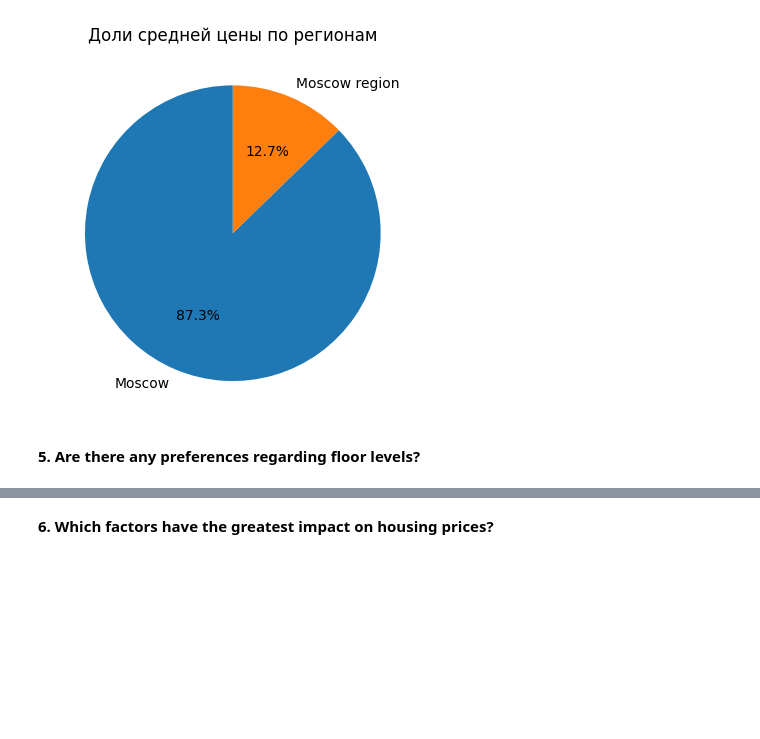
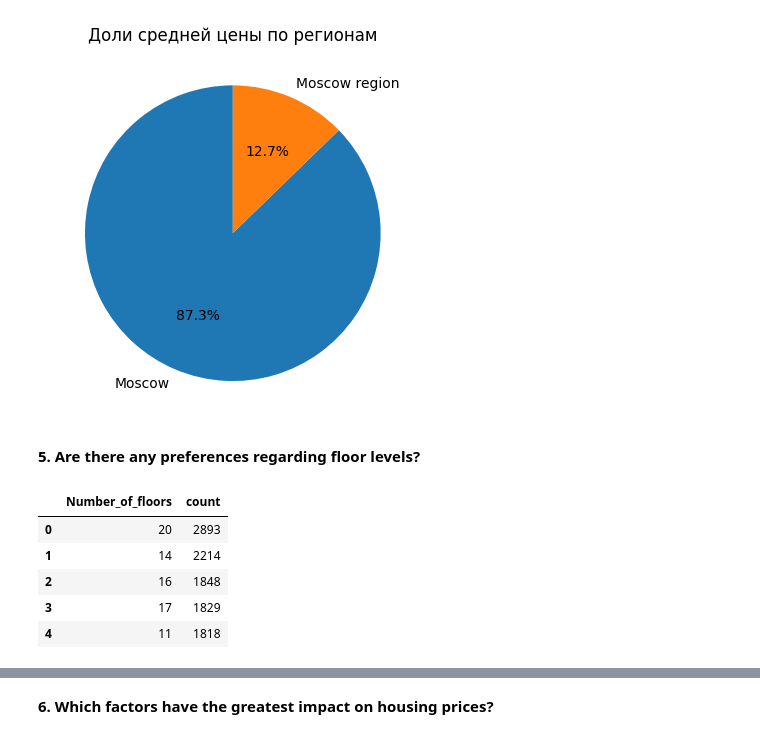
Before and after one commit to WhosArt/Moscow_housing_price, a Jupyter notebook: house_pricing/house_pricing.ipynb, the cells around one changed output, grey strips where cells are left out. Saved outputs shown, nothing was run; the diff lists cells and outputs as text; code cells hidden in the pictures; blank space fills up the shorter version.

```diff
--- a/house_pricing/house_pricing.ipynb
+++ b/house_pricing/house_pricing.ipynb
@@ -140,0 +143,9 @@ plt.show()
+# %%
+df_floors.head()
+# %% [output]
+|  | Number_of_floors | count |
+| 0 | 20 | 2893 |
+| 1 | 14 | 2214 |
+| 2 | 16 | 1848 |
+| 3 | 17 | 1829 |
+| 4 | 11 | 1818 |
```
Also changed, not shown: parts of 2 cells of this notebook.
